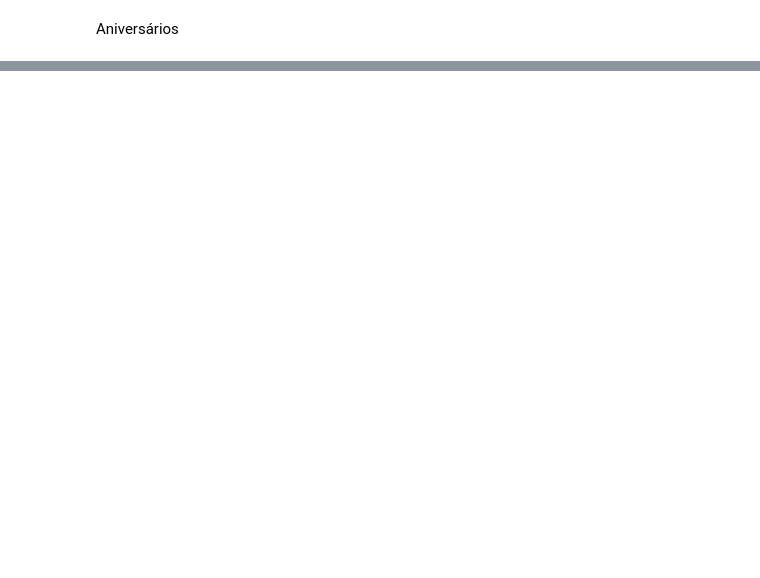
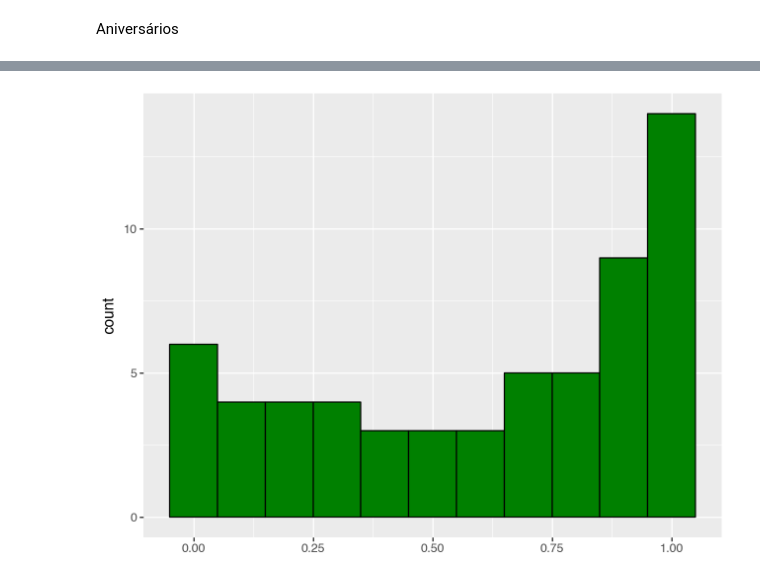
Before and after one commit to prof-LuizAlbano/feec-analise-dados-visual, a Jupyter notebook: Aulas/10-2024-05-10/RA272746_participacao6.ipynb, the cells around one changed output, grey strips where cells are left out. Cells and saved outputs as stored; diff of their text form; code cells hidden in the pictures; blank space fills up the shorter version.

```diff
--- a/Aulas/10-2024-05-10/RA272746_participacao6.ipynb
+++ b/Aulas/10-2024-05-10/RA272746_participacao6.ipynb
@@ -193,13 +203,19 @@ print(switch_mean)
 Aniversários
 # %%
 import numpy as np
+
+#n = 50
+N = 1000
 
 def same_birthday(n):
     bdays = np.random.choice(range(1, 366), n, replace=True)
     return len(bdays) != len(set(bdays))
 
-B = 10000
-results = [same_birthday(50) for _ in range(B)]
-mean_result = np.mean(results)
-print(mean_result)
+def compute_prob(el):
+    results = [same_birthday(el) for _ in range(N)]
+    return np.mean(results)
+
+n = np.arange(1, 61)
+probs = list(map(compute_prob, n ))
+probs
 # %% [output]
@@ -206,0 +264,8 @@ print(mean_result)
+# %%
+(
+    ggplot()
+    + aes(x=probs)
+    + geom_histogram(binwidth=0.1, fill="green", color="black")
+)
+# %% [output]
+[figure, added]
```
Also changed, not shown: parts of 10 cells of this notebook.
